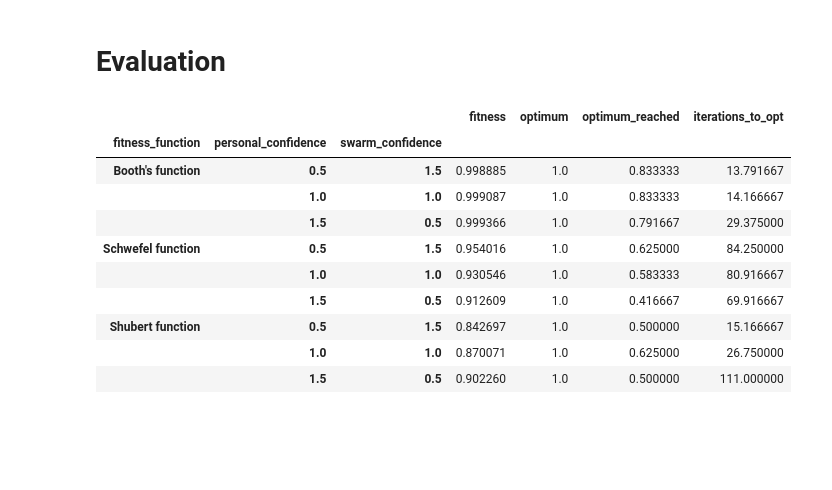
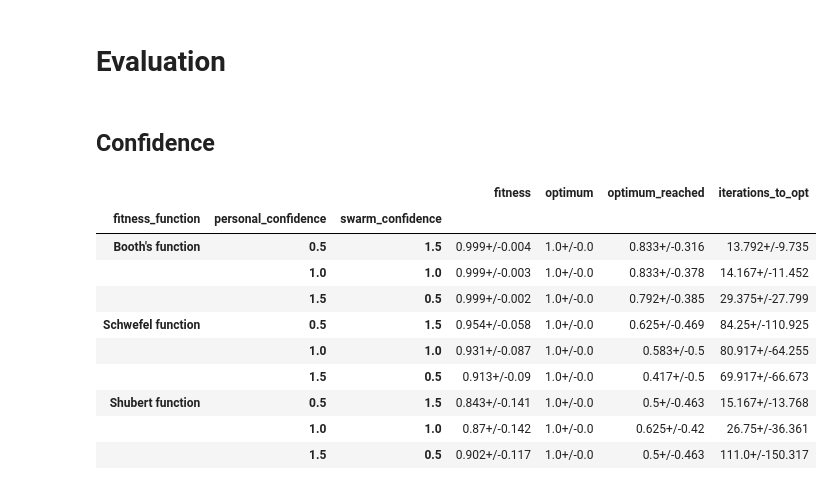
Before and after one commit to MarkusKiesel93/Self-Organizing_Systems, a Jupyter notebook: data_preperation.ipynb, the cells around one changed output. Cells and saved outputs as stored; diff of their text form; code cells hidden in the pictures; blank space fills up the shorter version.

```diff
--- a/data_preperation.ipynb
+++ b/data_preperation.ipynb
@@ -120,17 +120,19 @@ df.head()
 | 10005 | Shubert function | False | NaN | NaN | 13 | ... |
 # %% [markdown]
 # Evaluation
+# %% [markdown]
+## Confidence
 # %%
-df[~df.use_constraint].groupby(['fitness_function', 'personal_confidence', 'swarm_confidence'])[RESULT_COLUMNS].mean()
+df[~df.use_constraint].groupby(['fitness_function', 'personal_confidence', 'swarm_confidence'])[RESULT_COLUMNS].mean().round(3).astype(str) + '+/-' + df[~df.use_constraint].groupby(['fitness_function', 'personal_confidence', 'swarm_confidence'])[RESULT_COLUMNS].std().round(3).astype(str)
 # %% [output]
 |  |  |  | fitness | optimum | optimum_reached | iterations_to_opt |
 | fitness_function | personal_confidence | swarm_confidence |  |  |  |  |
-| Booth's function | 0.5 | 1.5 | 0.998885 | 1.0 | 0.833333 | 13.791667 |
-|  | 1.0 | 1.0 | 0.999087 | 1.0 | 0.833333 | 14.166667 |
-|  | 1.5 | 0.5 | 0.999366 | 1.0 | 0.791667 | 29.375000 |
-| Schwefel function | 0.5 | 1.5 | 0.954016 | 1.0 | 0.625000 | 84.250000 |
-|  | 1.0 | 1.0 | 0.930546 | 1.0 | 0.583333 | 80.916667 |
-|  | 1.5 | 0.5 | 0.912609 | 1.0 | 0.416667 | 69.916667 |
-| Shubert function | 0.5 | 1.5 | 0.842697 | 1.0 | 0.500000 | 15.166667 |
-|  | 1.0 | 1.0 | 0.870071 | 1.0 | 0.625000 | 26.750000 |
-|  | 1.5 | 0.5 | 0.902260 | 1.0 | 0.500000 | 111.000000 |
+| Booth's function | 0.5 | 1.5 | 0.999+/-0.004 | 1.0+/-0.0 | 0.833+/-0.316 | 13.792+/-9.735 |
+|  | 1.0 | 1.0 | 0.999+/-0.003 | 1.0+/-0.0 | 0.833+/-0.378 | 14.167+/-11.452 |
+|  | 1.5 | 0.5 | 0.999+/-0.002 | 1.0+/-0.0 | 0.792+/-0.385 | 29.375+/-27.799 |
+| Schwefel function | 0.5 | 1.5 | 0.954+/-0.058 | 1.0+/-0.0 | 0.625+/-0.469 | 84.25+/-110.925 |
+|  | 1.0 | 1.0 | 0.931+/-0.087 | 1.0+/-0.0 | 0.583+/-0.5 | 80.917+/-64.255 |
+|  | 1.5 | 0.5 | 0.913+/-0.09 | 1.0+/-0.0 | 0.417+/-0.5 | 69.917+/-66.673 |
+| Shubert function | 0.5 | 1.5 | 0.843+/-0.141 | 1.0+/-0.0 | 0.5+/-0.463 | 15.167+/-13.768 |
+|  | 1.0 | 1.0 | 0.87+/-0.142 | 1.0+/-0.0 | 0.625+/-0.42 | 26.75+/-36.361 |
+|  | 1.5 | 0.5 | 0.902+/-0.117 | 1.0+/-0.0 | 0.5+/-0.463 | 111.0+/-150.317 |
```
Also changed, not shown: parts of 2 cells of this notebook.
